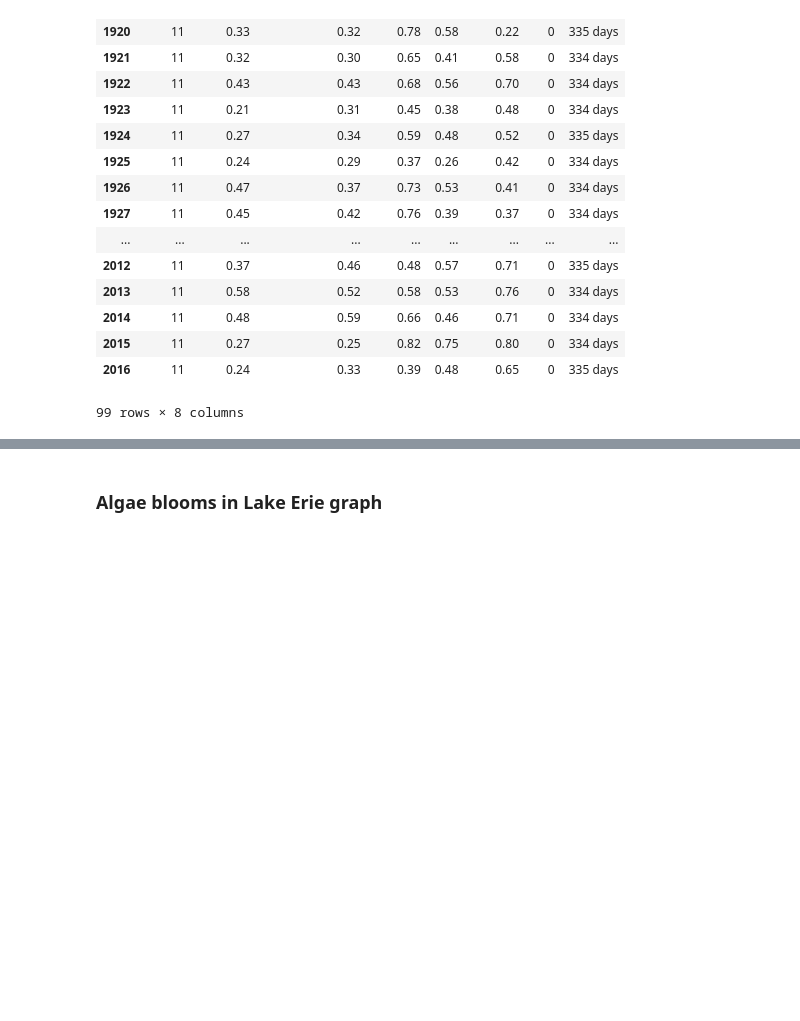
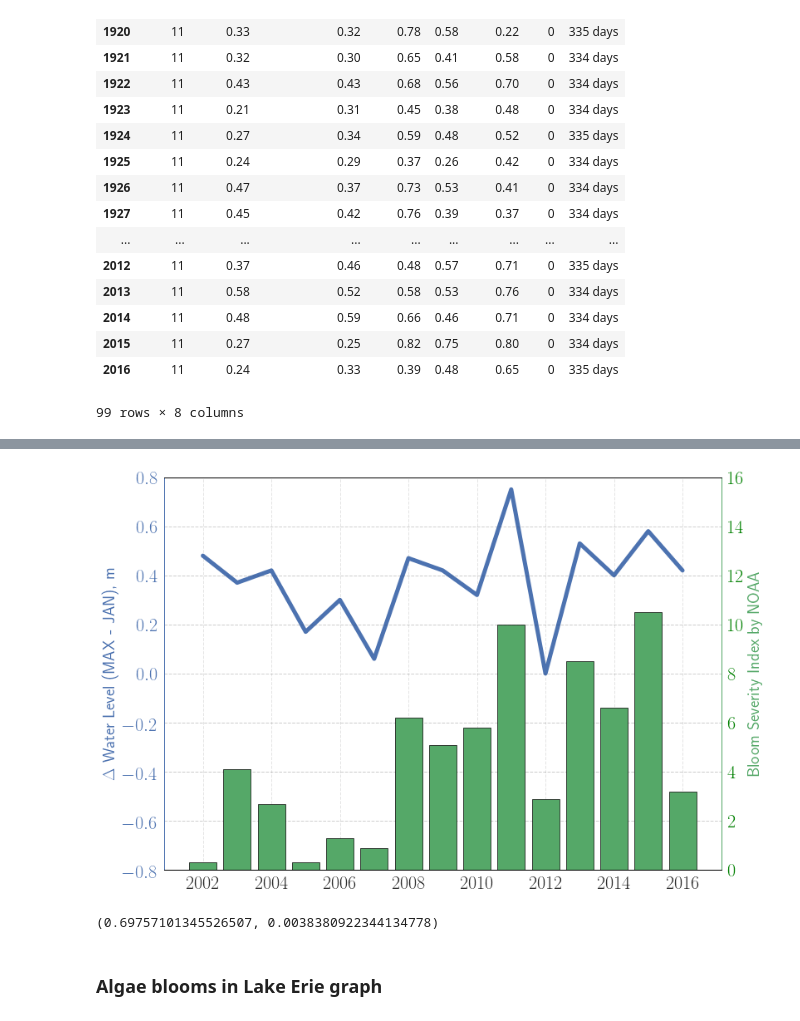
Before and after one commit to pycckuu/Great-Lakes-Data, a Jupyter notebook: post_proc_scripts/water level.ipynb, the cells around one changed output, grey strips where cells are left out. Cells and saved outputs as stored; diff of their text form; code cells hidden in the pictures; blank space fills up the shorter version.

Commit message:
water level vs blooms

```diff
--- a/post_proc_scripts/water level.ipynb
+++ b/post_proc_scripts/water level.ipynb
@@ -87,0 +107,3 @@ plt.plot(df.year.unique()[-15:-1], df.groupby('year').min().Erie[-15:-1])
+# %%
+bloom_sever = pd.read_csv('../measurements/bloom severity noaa.txt')
+bloom_sever
@@ -88,2 +127,44 @@ plt.plot(df.year.unique()[-15:-1], df.groupby('year').min().Erie[-15:-1])
+# %%
+from matplotlib import rcParams
+rcParams.update({'axes.titlesize': 'large', 'xtick.labelsize':'x-small', 'axes.labelweight': 'bold', 'ytick.labelsize':'x-small'})
+
+fig, ax1 = plt.subplots(figsize=(12,8))
+
+ax1.plot(df.year.unique()[-15:], df.groupby('year').max().Erie[-15:] - df[df.month==1].Erie[-15:].values, lw=5, color=sns.color_palette("deep")[0])
+ax1.set_ylim(-0.8,0.8)
+
+# Make the y-axis label, ticks and tick labels match the line color.
+ax1.set_ylabel('$\Delta$ Water Level (MAX - JAN), m ', color=sns.color_palette("deep")[0], fontsize=20)
+ax1.tick_params('y', colors=sns.color_palette("deep")[0])
+ax1.set_axisbelow(True)
+ax1.yaxis.grid(color='black', linestyle='dashed', alpha=0.1)
+ax1.xaxis.grid(color='black', linestyle='dashed', alpha=0.1)
+
+ax2 = ax1.twinx()
+ax2.bar(bloom_sever.Year, bloom_sever.Severity, color=sns.color_palette("deep")[1], edgecolor = "k", linewidth=0.7)
+ax2.set_ylim(0,16)
+ax2.set_ylabel('Bloom Severity Index by NOAA', color=sns.color_palette("deep")[1], fontsize=20)
+ax2.tick_params('y', colors='g')
+ax2.set_axisbelow(True)
+ax2.yaxis.grid(color='black', linestyle='dashed', alpha=0.1)
+ax2.xaxis.grid(color='black', linestyle='dashed', alpha=0.1)
+
+ax2.spines['top'].set_color('black')
+ax2.spines['bottom'].set_color('black')
+ax2.spines['right'].set_color(sns.color_palette("deep")[1])
+ax2.spines['left'].set_color(sns.color_palette("deep")[0])
+
+
+# ax1.text(2014.9, 0.64, 'r = 0.7\n p = 0.003', fontsize=20, bbox={'facecolor':'white', 'alpha':1, 'pad':7})
+
+fig.tight_layout()
+plt.savefig('wl_vs_blooms.pdf')
+plt.show()
+# %% [output]
+[figure, added]
+# %%
+pearsonr(df.groupby('year').max().Erie[-15:] - df[df.month==1].Erie[-15:].values, bloom_sever.Severity)
+# %% [output]
+(0.69757101345526507, 0.0038380922344134778)
 # %% [markdown]
 ### Algae blooms in Lake Erie graph
```
Also changed, not shown: parts of 9 cells of this notebook, 2 other files.
